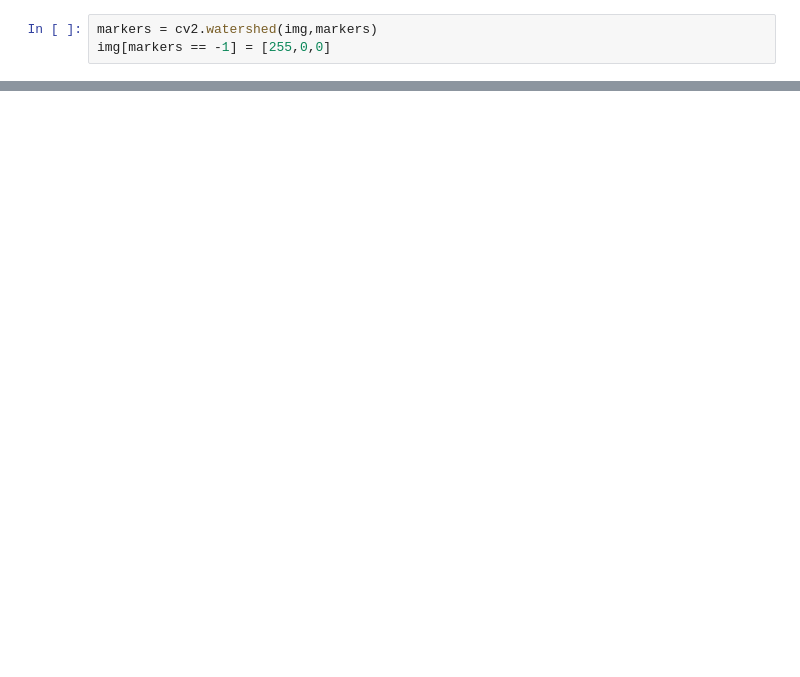
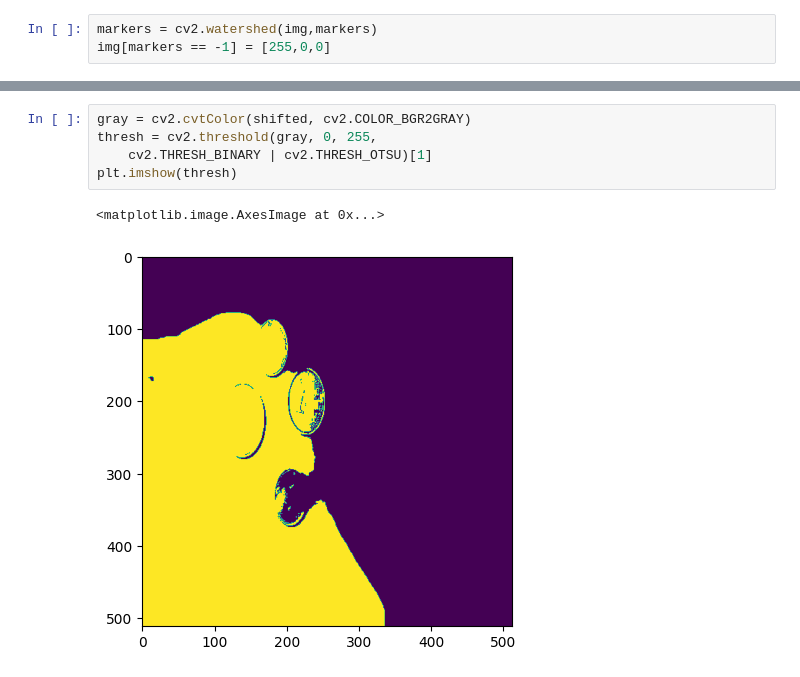
Before and after one commit to Ragnarock-16/CoinCounter, a Jupyter notebook: CoinCounter/notebook.ipynb, the cells around one changed output, grey strips where cells are left out. Drawn from its saved outputs; the diff is of its cells as text; blank space fills up the shorter version.

```diff
--- a/CoinCounter/notebook.ipynb
+++ b/CoinCounter/notebook.ipynb
@@ -277,0 +296,8 @@ plt.show()
+# %%
+gray = cv2.cvtColor(shifted, cv2.COLOR_BGR2GRAY)
+thresh = cv2.threshold(gray, 0, 255,
+	cv2.THRESH_BINARY | cv2.THRESH_OTSU)[1]
+plt.imshow(thresh)
+# %% [output]
+<matplotlib.image.AxesImage at 0x...>
+[figure, added]
```
Also changed, not shown: parts of 27 cells of this notebook, 1 other file.
